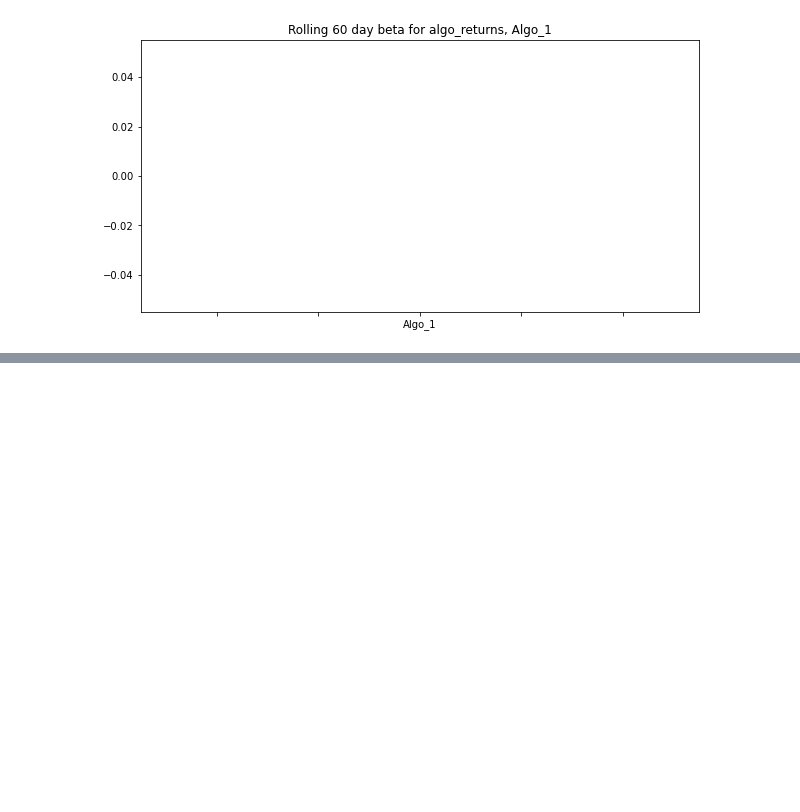
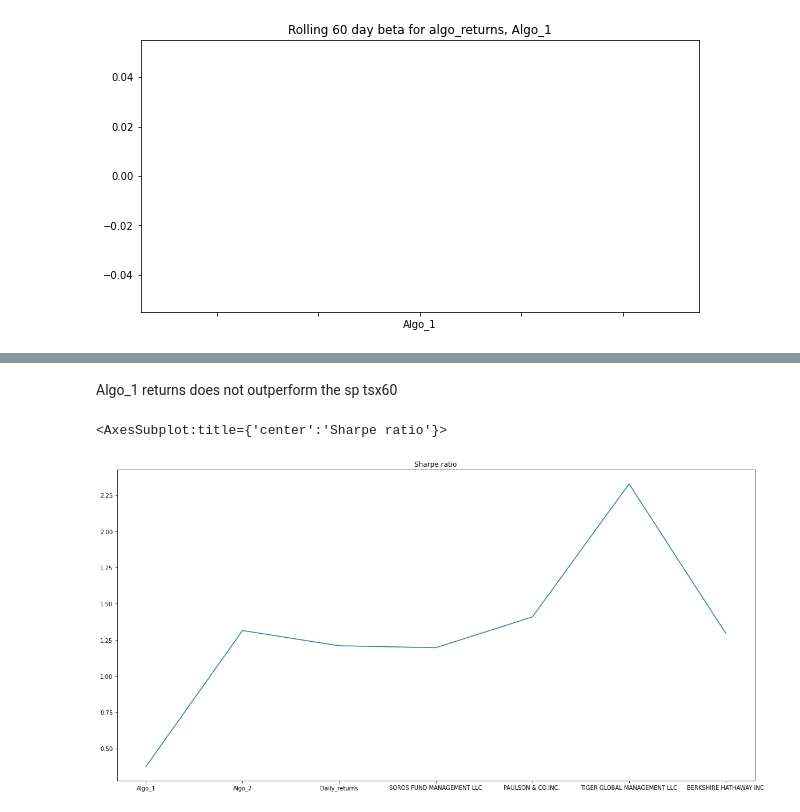
Before and after one commit to Jovan671/Pandas_Unit_04_assignment, a Jupyter notebook: main.ipynb, the cells around one changed output, grey strips where cells are left out. Drawn from its saved outputs; the diff is of its cells as text; code cells hidden in the pictures; blank space fills up the shorter version.

Commit message:
added sharpe ratio

```diff
--- a/main.ipynb
+++ b/main.ipynb
@@ -298,3 +298,7 @@ rolling_beta.plot(figsize=(10,5), title = "Rolling 60 day beta for algo_returns,
 # %% [output]
 <AxesSubplot:title={'center':'Rolling 60 day beta for algo_returns, Algo_1'}>
 [figure]
+# %%
+    # calculating sharpe ratio
+sharpe_ratio = combined_newfile["Algo_1"].mean() / combined_newfile["Algo_1"]
+sharpe_ratio
@@ -300,0 +314,7 @@ rolling_beta.plot(figsize=(10,5), title = "Rolling 60 day beta for algo_returns,
+# %% [markdown]
+Algo_1 returns does not outperform the sp tsx60
+# %%
+sharpe_ratio.plot(figsize = (20,10), title = "Sharpe ratio")
+# %% [output]
+<AxesSubplot:title={'center':'Sharpe ratio'}>
+[figure, added]
```
Also changed, not shown: parts of 2 cells of this notebook.
